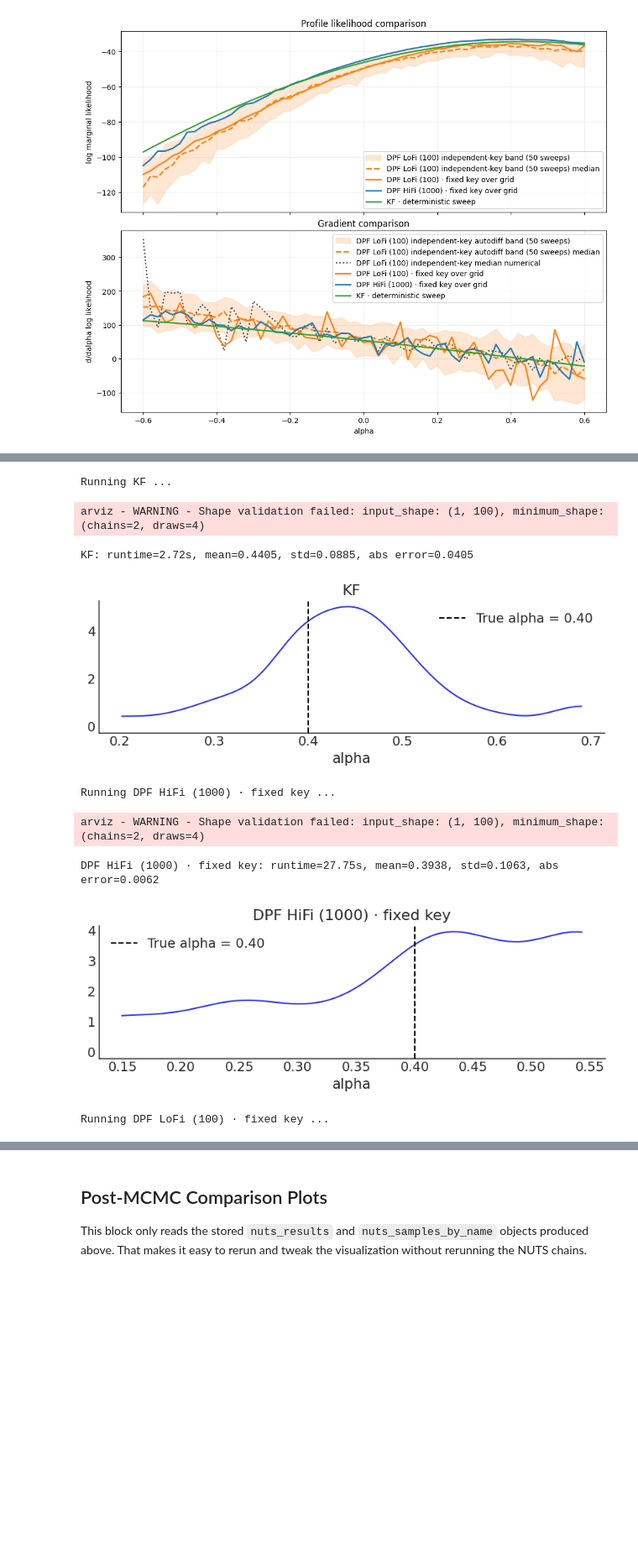
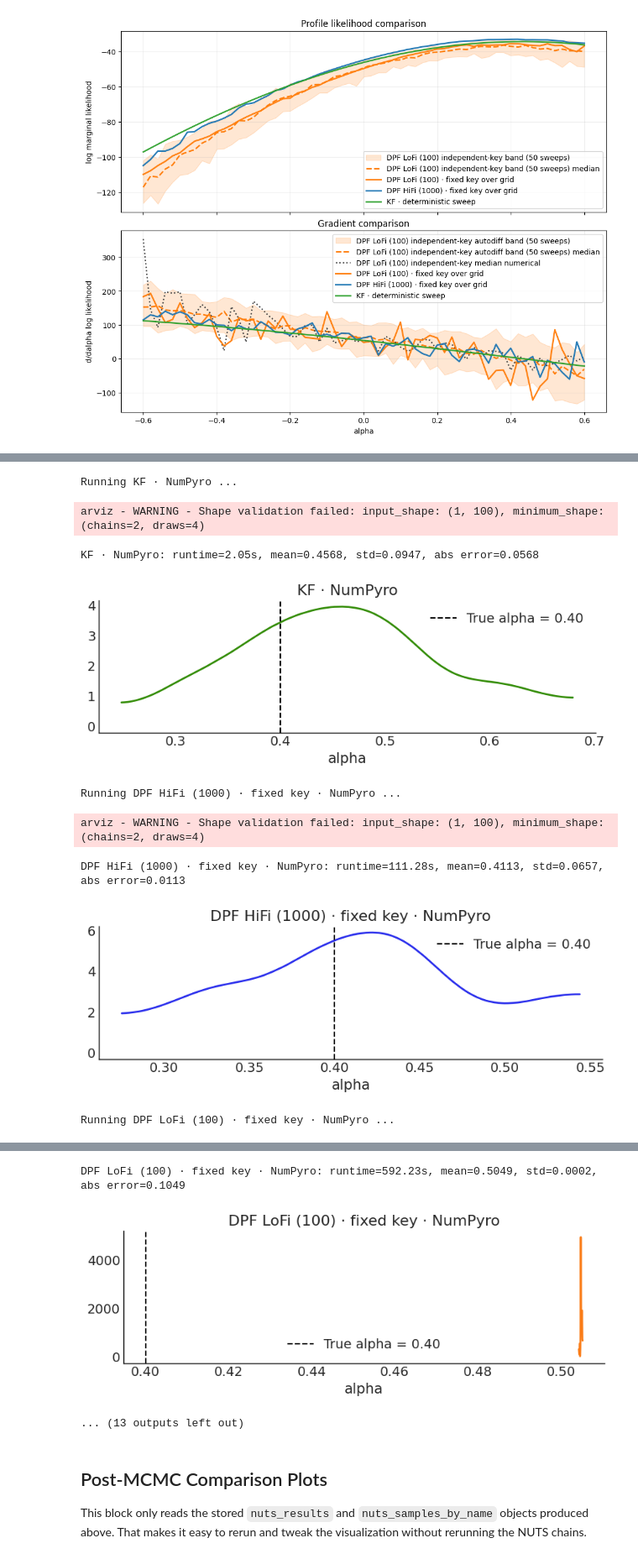
Before and after one commit to mattlevine22/hmc-for-tough-likelihoods, a Jupyter notebook: notebooks/lti_discrete_time_low_level.ipynb, the cells around one changed output, grey strips where cells are left out. Shown at 84% size. Saved outputs shown, nothing was run; the diff lists cells and outputs as text; code cells hidden in the pictures; blank space fills up the shorter version.

Commit message:
add numpyro NUTS and rerunning discrete notebook

```diff
--- a/notebooks/lti_discrete_time_low_level.ipynb
+++ b/notebooks/lti_discrete_time_low_level.ipynb
@@ -303,9 +304,9 @@ num_warmup = 100
 num_samples = 100
 true_alpha_value = float(true_alpha)
 
-nuts_experiments = [
+base_experiments = [
     {
-        "name": "KF",
+        "target_label": "KF",
         "logdensity_fn": make_blackjax_logdensity(
             obs_values,
             ctrl_values=ctrl_values,
@@ -316,7 +317,7 @@ nuts_experiments = [
         "color": "C2",
     },
     {
-        "name": f"DPF HiFi ({n_particles_hifi}) · fixed key",
+        "target_label": f"DPF HiFi ({n_particles_hifi}) · fixed key",
         "logdensity_fn": make_blackjax_logdensity(
             obs_values,
             ctrl_values=ctrl_values,
@@ -329,7 +330,7 @@ nuts_experiments = [
         "color": "C0",
     },
     {
-        "name": f"DPF LoFi ({n_particles_lofi}) · fixed key",
+        "target_label": f"DPF LoFi ({n_particles_lofi}) · fixed key",
         "logdensity_fn": make_blackjax_logdensity(
             obs_values,
             ctrl_values=ctrl_values,
@@ -343,6 +344,21 @@ nuts_experiments = [
     },
 ]
 
+runner_order = [
+    {"runner": "numpyro", "runner_label": "NumPyro", "seed_offset": 1000},
+    {"runner": "blackjax", "runner_label": "BlackJAX", "seed_offset": 2000},
+]
+
+nuts_experiments = []
+for runner_cfg in runner_order:
+    for base in base_experiments:
+        experiment = dict(base)
+        experiment["runner"] = runner_cfg["runner"]
+        experiment["runner_label"] = runner_cfg["runner_label"]
+        experiment["name"] = f"{base['target_label']} · {runner_cfg['runner_label']}"
+        experiment["seed"] = base["seed"] + runner_cfg["seed_offset"]
+        nuts_experiments.append(experiment)
+
 nuts_results = []
 nuts_inference_data = {}
 nuts_samples_by_name = {}
@@ -350,13 +366,24 @@ nuts_samples_by_name = {}
 for experiment in nuts_experiments:
     print(f"Running {experiment['name']} ...")
     t0 = time.perf_counter()
-    run = run_blackjax_nuts_1d(
-        experiment["logdensity_fn"],
-        experiment["seed"],
-        init_position=0.35,
-        num_warmup=num_warmup,
-        num_samples=num_samples,
-    )
+    if experiment["runner"] == "blackjax":
+        run = run_blackjax_nuts_1d(
+            experiment["logdensity_fn"],
+            experiment["seed"],
+            init_position=0.35,
+            num_warmup=num_warmup,
+            num_samples=num_samples,
+        )
+    elif experiment["runner"] == "numpyro":
+        run = run_numpyro_nuts_1d(
+            experiment["logdensity_fn"],
+            experiment["seed"],
+            init_position=0.35,
+            num_warmup=num_warmup,
+            num_samples=num_samples,
+        )
+    else:
+        raise ValueError(f"Unknown runner: {experiment['runner']!r}")
     elapsed_seconds = time.perf_counter() - t0
 
     posterior_alpha = np.asarray(run["samples"], dtype=float)
@@ -366,6 +393,9 @@ for experiment in nuts_experiments:
 
     result = {
         "name": experiment["name"],
+        "target_label": experiment["target_label"],
+        "runner": experiment["runner"],
+        "runner_label": experiment["runner_label"],
         "runtime_seconds": float(elapsed_seconds),
         "posterior_mean": float(posterior_alpha.mean()),
         "posterior_std": float(posterior_alpha.std()),
@@ -382,37 +412,40 @@ for experiment in nuts_experiments:
     nuts_results.append(result)
     nuts_inference_data[experiment["name"]] = inference_data
     nuts_samples_by_name[experiment["name"]] = posterior_alpha
 
     print(
         f"{experiment['name']}: runtime={elapsed_seconds:.2f}s, "
         f"mean={result['posterior_mean']:.4f}, std={result['posterior_std']:.4f}, "
         f"abs error={result['abs_mean_error']:.4f}"
     )
 
     fig, ax = plt.subplots(figsize=(8, 3))
     if np.nanstd(posterior_alpha) < 1e-10 or np.allclose(posterior_alpha, posterior_alpha[0]):
         ax.axvline(float(posterior_alpha.mean()), color=experiment["color"], linewidth=2.0, label="Posterior mass")
         ax.scatter([float(posterior_alpha.mean())], [0.0], color=experiment["color"], zorder=3)
         ax.set_ylabel("density")
     else:
         az.plot_kde(posterior_alpha, ax=ax)
+        for line in ax.lines:
+            line.set_color(experiment["color"])
+            line.set_linewidth(2.0)
     ax.axvline(true_alpha_value, color="black", linestyle="--", linewidth=1.5, label=f"True alpha = {true_alpha_value:.2f}")
     ax.set_title(experiment["name"])
     ax.set_xlabel("alpha")
     ax.legend(loc="best")
     plt.tight_layout()
     plt.show()
 
 results_by_name = {result["name"]: result for result in nuts_results}
 for result in nuts_results:
     print(result)
 # %% [output]
-Running KF ...
+Running KF · NumPyro ...
 arviz - WARNING - Shape validation failed: input_shape: (1, 100), minimum_shape: (chains=2, draws=4)
-KF: runtime=2.72s, mean=0.4405, std=0.0885, abs error=0.0405
+KF · NumPyro: runtime=2.05s, mean=0.4568, std=0.0947, abs error=0.0568
-[figure, old version]
+[figure, new version]
-Running DPF HiFi (1000) · fixed key ...
+Running DPF HiFi (1000) · fixed key · NumPyro ...
 arviz - WARNING - Shape validation failed: input_shape: (1, 100), minimum_shape: (chains=2, draws=4)
-DPF HiFi (1000) · fixed key: runtime=27.75s, mean=0.3938, std=0.1063, abs error=0.0062
+DPF HiFi (1000) · fixed key · NumPyro: runtime=111.28s, mean=0.4113, std=0.0657, abs error=0.0113
-[figure, old version]
+[figure, new version]
-Running DPF LoFi (100) · fixed key ...
+Running DPF LoFi (100) · fixed key · NumPyro ...
@@ -419,3 +453,6 @@ Running DPF LoFi (100) · fixed key ...
+DPF LoFi (100) · fixed key · NumPyro: runtime=592.23s, mean=0.5049, std=0.0002, abs error=0.1049
+[figure, added]
+... (13 outputs left out)
 # %% [markdown]
 ## Post-MCMC Comparison Plots
 
```
Also changed, not shown: parts of 5 cells of this notebook, 5 other files.
